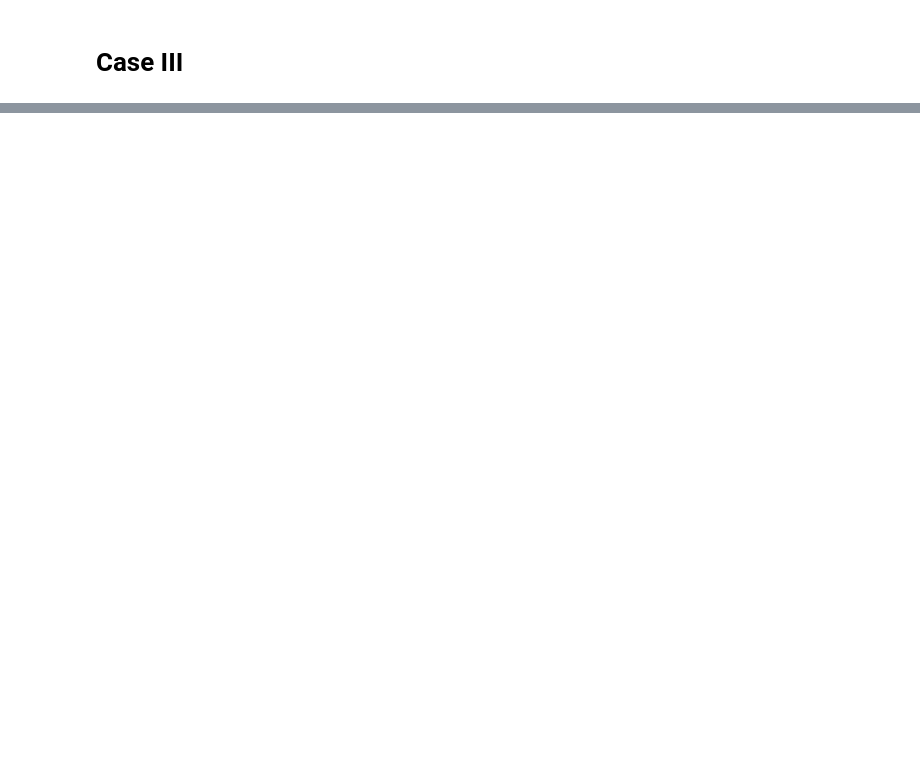
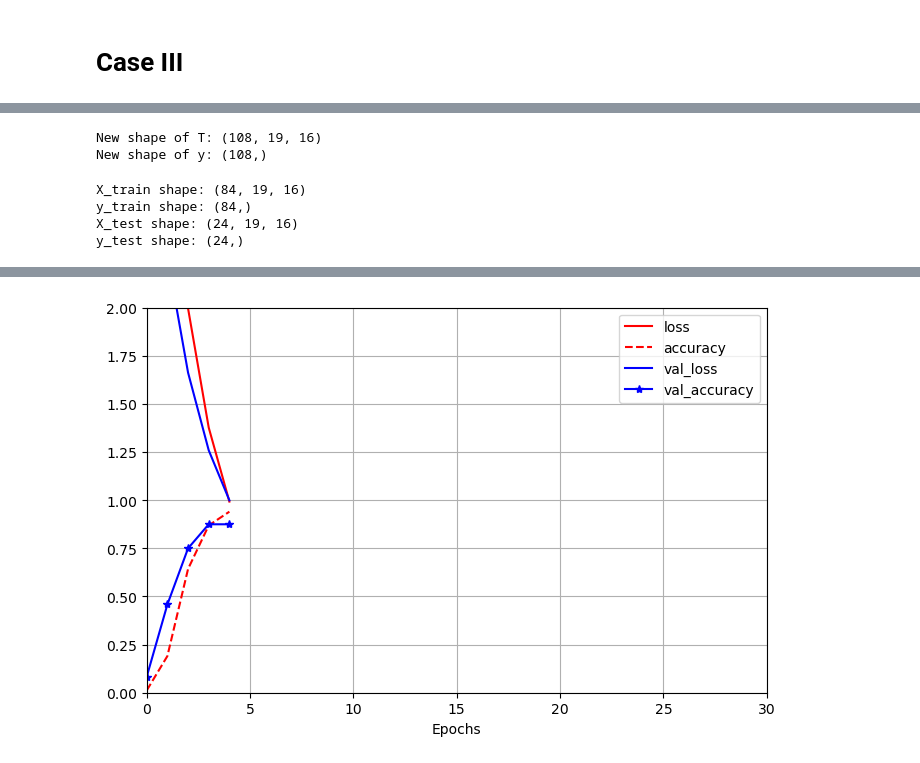
Before and after one commit to coreyddsc/aranet4-project, a Jupyter notebook: coreyd.dsc_temporary/lecture_tf_lstm_rnn.ipynb, the cells around one changed output, grey strips where cells are left out. Cells and saved outputs as stored; diff of their text form; code cells hidden in the pictures; blank space fills up the shorter version.

```diff
--- a/coreyd.dsc_temporary/lecture_tf_lstm_rnn.ipynb
+++ b/coreyd.dsc_temporary/lecture_tf_lstm_rnn.ipynb
@@ -464,0 +714,79 @@ C3 = X.copy()
+# %%
+# Verify that the second dimension is divisible by 2
+if T.shape[1] % 4 != 0:
+    raise ValueError("The number of records in each layer must be divisible by 2")
+
+# Reshape T directly to the new shape
+# We reshape to (total number of new layers, new number of records per layer, number of features)
+# Total number of new layers = original layers * 2 because we split each layer into 2
+# New number of records per layer = original number of records per layer / 2
+new_layers = T.shape[0] * 4
+new_records_per_layer = T.shape[1] // 4
+T = T.reshape(new_layers, new_records_per_layer, T.shape[2])
+
+# Duplicate each element in y to match the new layer count
+y = np.repeat(y, 4)
+
+print("New shape of T:", T.shape)
+print("New shape of y:", y.shape)
+# %% [output]
+New shape of T: (108, 19, 16)
+New shape of y: (108,)
+# %%
+# Reshape X to 2D array
+T_2d = T.reshape(-1, T.shape[-1])
+
+# Scale the features using StandardScaler
+scaler = StandardScaler()
+T_scaled = scaler.fit_transform(T_2d)
+
+# Reshape X_scaled back to 3D array
+T_scaled_3d = T_scaled.reshape(T.shape[0], T.shape[1], T.shape[2])
+
+# Split into training and test/validation sets
+T_train, T_test, y_train, y_test = train_test_split(T_scaled_3d, y, test_size=24, random_state=42, stratify=y)
+
+print("X_train shape:", T_train.shape)
+print("y_train shape:", y_train.shape)
+print("X_test shape:", T_test.shape)
+print("y_test shape:", y_test.shape)
+# %% [output]
+X_train shape: (84, 19, 16)
+y_train shape: (84,)
+X_test shape: (24, 19, 16)
+y_test shape: (24,)
+# %%
+import tensorflow as tf
+from sklearn.pipeline import Pipeline
+
+# Set the random seed for TensorFlow
+tf.random.set_seed(42)
+tf.random.uniform([1], seed=1)
+# Define the model
+model = tf.keras.Sequential([
+    tf.keras.layers.Input(shape=[19, 16]),
+    tf.keras.layers.Flatten(),
+    tf.keras.layers.Dense(64, activation='relu'),
+    tf.keras.layers.Dense(32, activation='softmax')
+])
+
+# Compile the model
+model.compile(loss='sparse_categorical_crossentropy',
+              optimizer='sgd',
+              metrics=['accuracy'])
+
+# Create a pipeline with the model
+pipeline = Pipeline([
+    ('model', model)
+])
+
+# Fit the pipeline
+history = pipeline['model'].fit(T_train, y_train, epochs=5, validation_data=(T_test, y_test))
+
+
+pd.DataFrame(history.history).plot(
+    figsize=(8, 5),
+    xlim=[0, 30], ylim=[0, 2], xlabel='Epochs', grid=True,
+    style=['r', 'r--', 'b', 'b-*'])
+plt.show()
+# %% [output]
@@ -464,0 +803 @@ C3 = X.copy()
+[figure, added]
```
Also changed, not shown: parts of 30 cells of this notebook, 1 other file.
